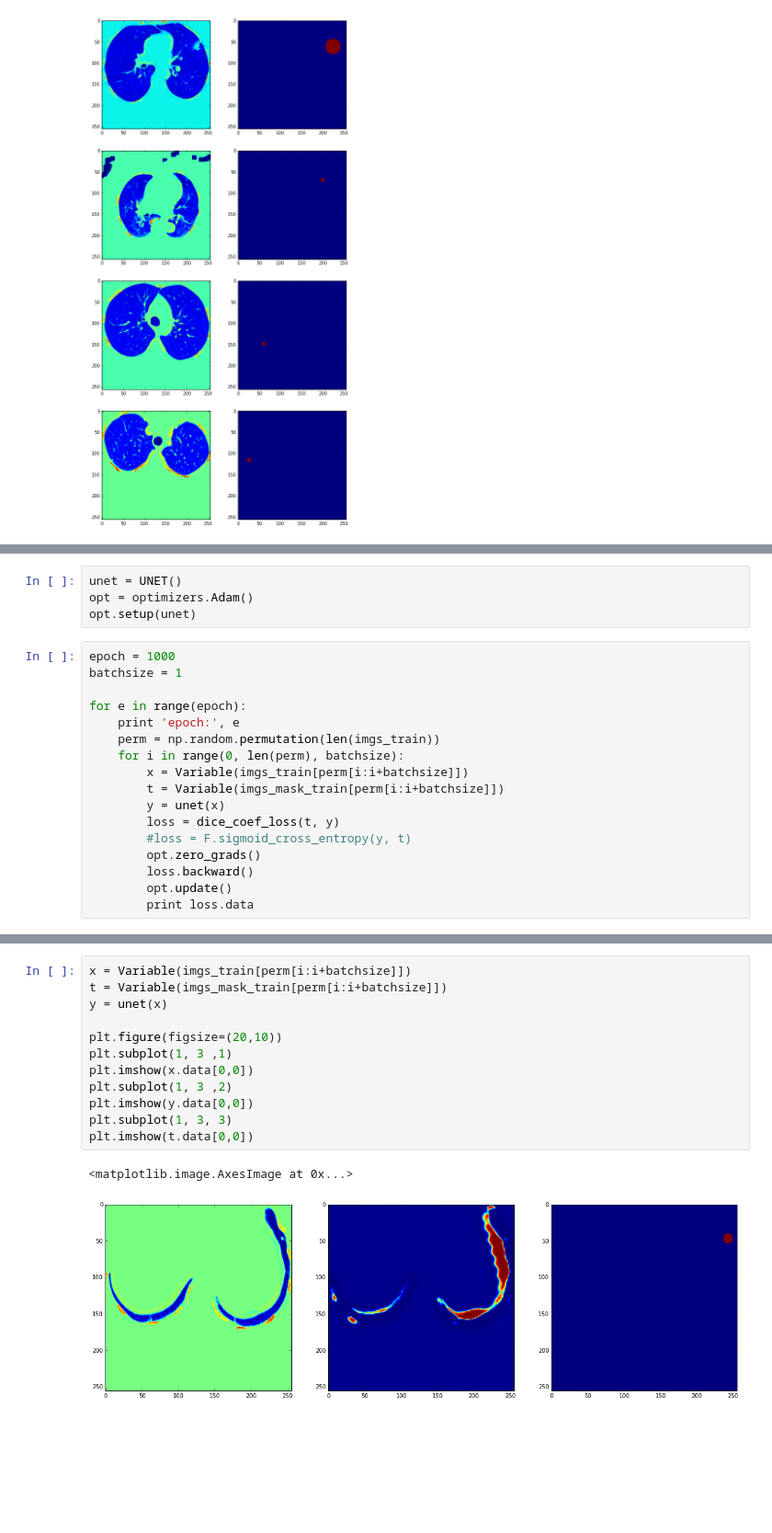
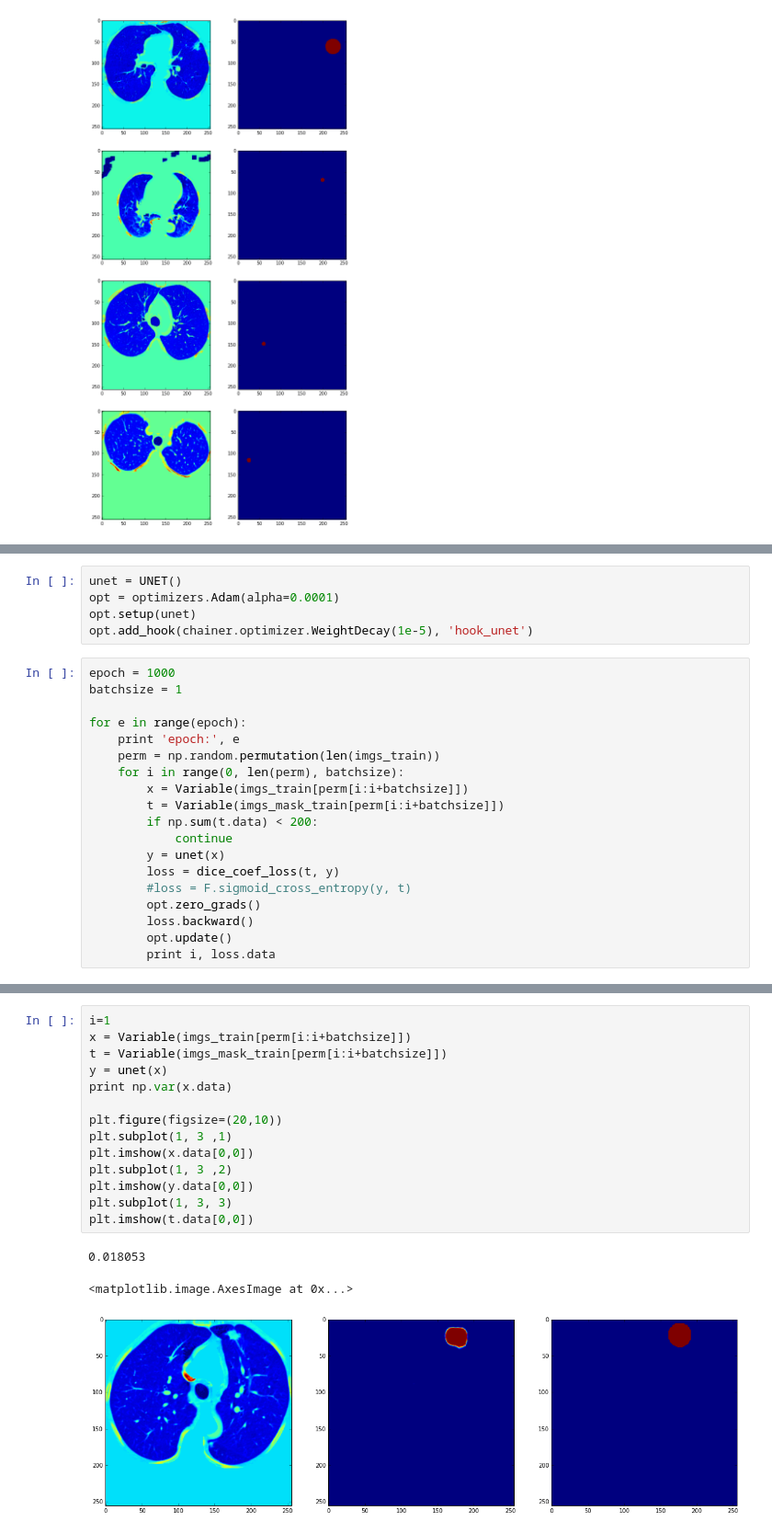
Before and after one commit to raprto/kaggle, a Jupyter notebook: 0301kuggle.ipynb, the cells around one changed output, grey strips where cells are left out. Shown at 92% size. Saved outputs shown, nothing was run; the diff lists cells and outputs as text; blank space fills up the shorter version.

```diff
--- a/0301kuggle.ipynb
+++ b/0301kuggle.ipynb
@@ -125,7 +129,8 @@ for i in range(num):
 # %%
 unet = UNET()
-opt = optimizers.Adam()
+opt = optimizers.Adam(alpha=0.0001)
 opt.setup(unet)
+opt.add_hook(chainer.optimizer.WeightDecay(1e-5), 'hook_unet')
 # %%
 epoch = 1000
 batchsize = 1
@@ -136,12 +141,14 @@ for e in range(epoch):
     for i in range(0, len(perm), batchsize):
         x = Variable(imgs_train[perm[i:i+batchsize]])
         t = Variable(imgs_mask_train[perm[i:i+batchsize]])
+        if np.sum(t.data) < 200:
+            continue
         y = unet(x)
         loss = dice_coef_loss(t, y)
         #loss = F.sigmoid_cross_entropy(y, t)
         opt.zero_grads()
         loss.backward()
         opt.update()
-        print loss.data
+        print i, loss.data
 # %% [output]
 epoch: 0
@@ -156,16 +171,19 @@ epoch: 0
 KeyboardInterrupt:
 # %%
+i=1
 x = Variable(imgs_train[perm[i:i+batchsize]])
 t = Variable(imgs_mask_train[perm[i:i+batchsize]])
 y = unet(x)
+print np.var(x.data)
 
 plt.figure(figsize=(20,10))
 plt.subplot(1, 3 ,1)
 plt.imshow(x.data[0,0])
 plt.subplot(1, 3 ,2)
 plt.imshow(y.data[0,0])
 plt.subplot(1, 3, 3)
 plt.imshow(t.data[0,0])
 # %% [output]
-<matplotlib.image.AxesImage at 0x...>
+0.018053
+<matplotlib.image.AxesImage at 0x...>
-[figure, old version]
+[figure, new version]
```
Also changed, not shown: parts of 2 cells of this notebook.
